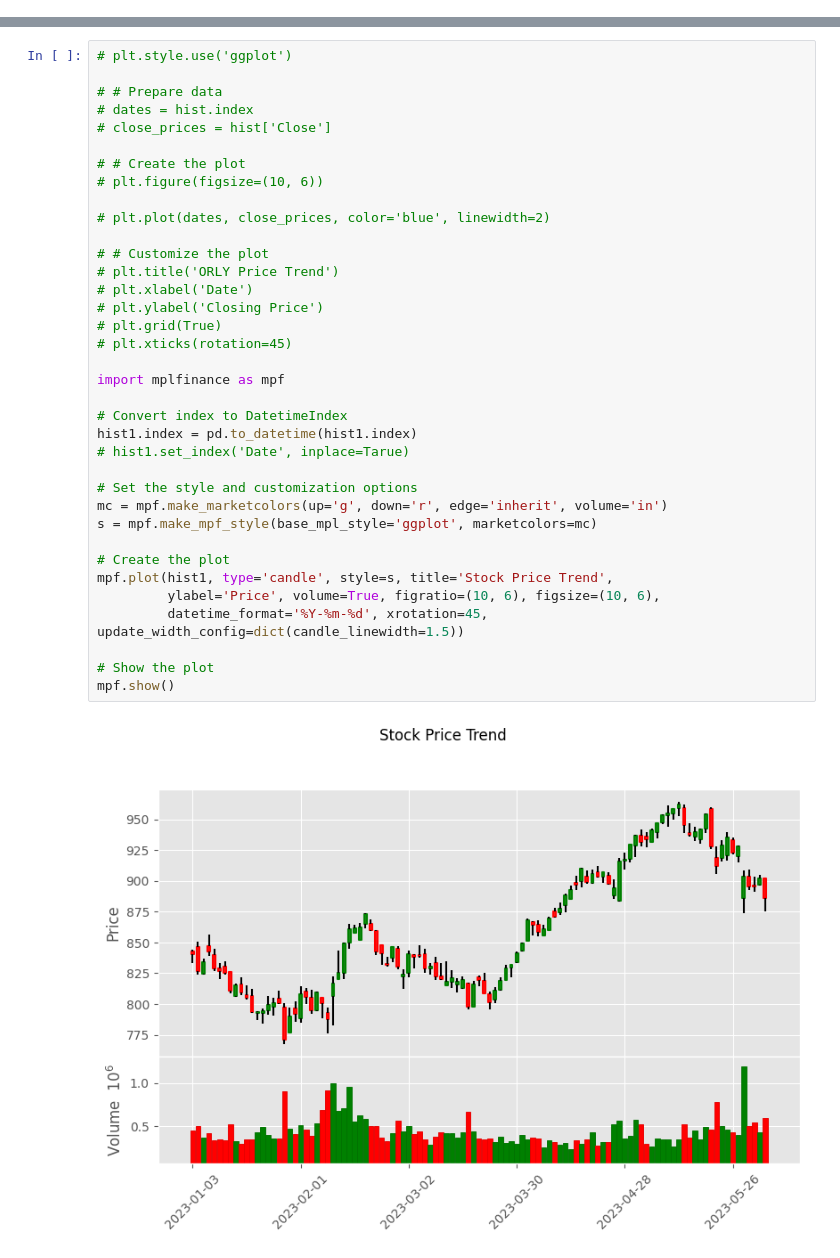
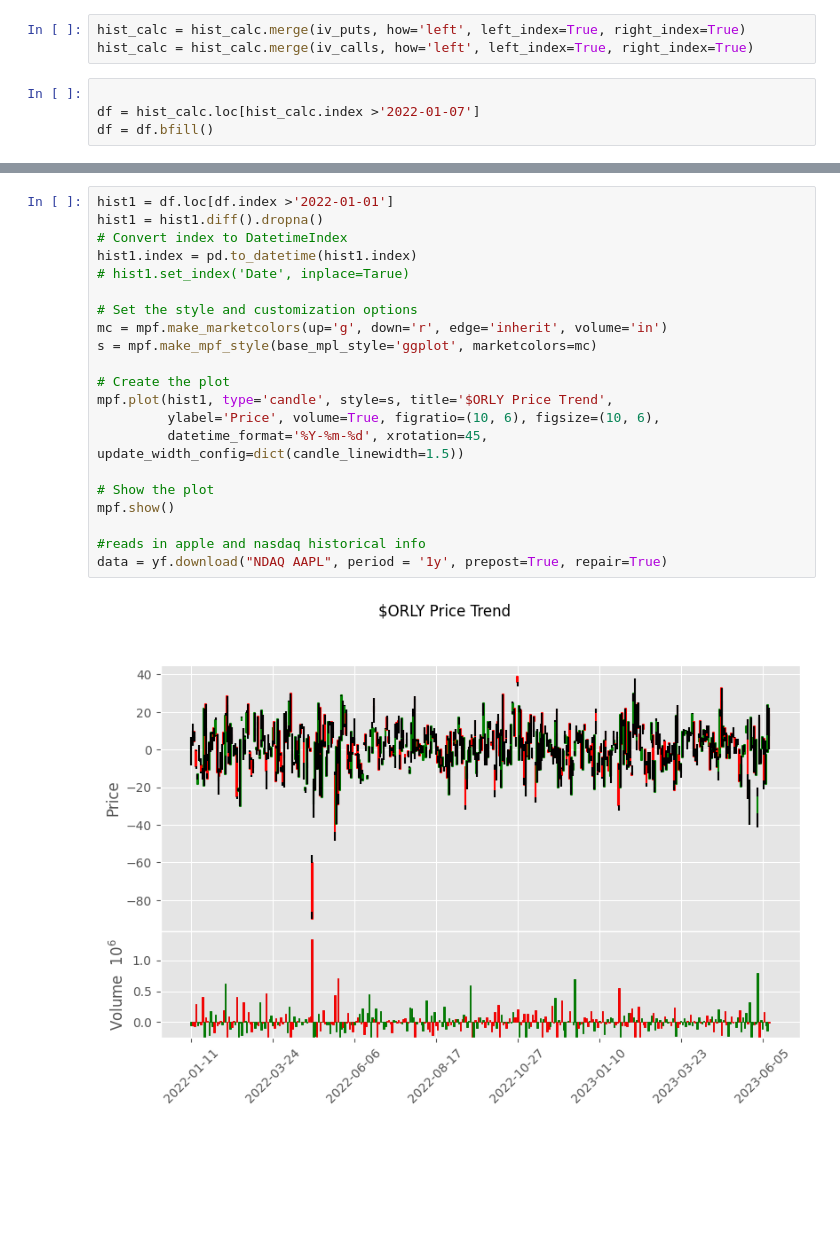
Before and after one commit to cmaceve/HiFiAi, a Jupyter notebook: init.ipynb, the cells around one changed output, grey strips where cells are left out. Cells and saved outputs as stored; diff of their text form; blank space fills up the shorter version.

```diff
--- a/init.ipynb
+++ b/init.ipynb
@@ -71,0 +151,7 @@ hist_calc
+# %%
+hist_calc = hist_calc.merge(iv_puts, how='left', left_index=True, right_index=True)
+hist_calc = hist_calc.merge(iv_calls, how='left', left_index=True, right_index=True)
+# %%
+
+df = hist_calc.loc[hist_calc.index >'2022-01-07']
+df = df.bfill()
@@ -72,38 +245,23 @@ hist_calc
 # %%
-# plt.style.use('ggplot')
-
-# # Prepare data
-# dates = hist.index
-# close_prices = hist['Close']
-
-# # Create the plot
-# plt.figure(figsize=(10, 6))
-
-# plt.plot(dates, close_prices, color='blue', linewidth=2)
-
-# # Customize the plot
-# plt.title('ORLY Price Trend')
-# plt.xlabel('Date')
-# plt.ylabel('Closing Price')
-# plt.grid(True)
-# plt.xticks(rotation=45)
-
-import mplfinance as mpf
-
+hist1 = df.loc[df.index >'2022-01-01']
+hist1 = hist1.diff().dropna()
 # Convert index to DatetimeIndex
 hist1.index = pd.to_datetime(hist1.index)
 # hist1.set_index('Date', inplace=Tarue)
 
 # Set the style and customization options
 mc = mpf.make_marketcolors(up='g', down='r', edge='inherit', volume='in')
 s = mpf.make_mpf_style(base_mpl_style='ggplot', marketcolors=mc)
 
 # Create the plot
-mpf.plot(hist1, type='candle', style=s, title='Stock Price Trend',
+mpf.plot(hist1, type='candle', style=s, title='$ORLY Price Trend',
          ylabel='Price', volume=True, figratio=(10, 6), figsize=(10, 6),
          datetime_format='%Y-%m-%d', xrotation=45, update_width_config=dict(candle_linewidth=1.5))
 
 # Show the plot
 mpf.show()
+
+#reads in apple and nasdaq historical info
+data = yf.download("NDAQ AAPL", period = '1y', prepost=True, repair=True)
 # %% [output]
-[figure, old version]
+[figure, new version]
```
Also changed, not shown: parts of 21 cells of this notebook.
